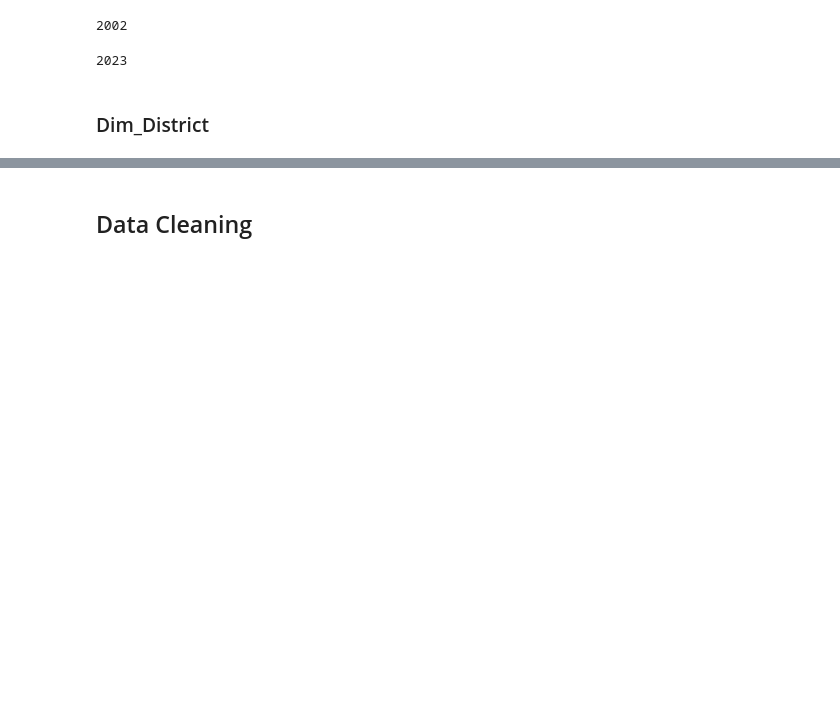
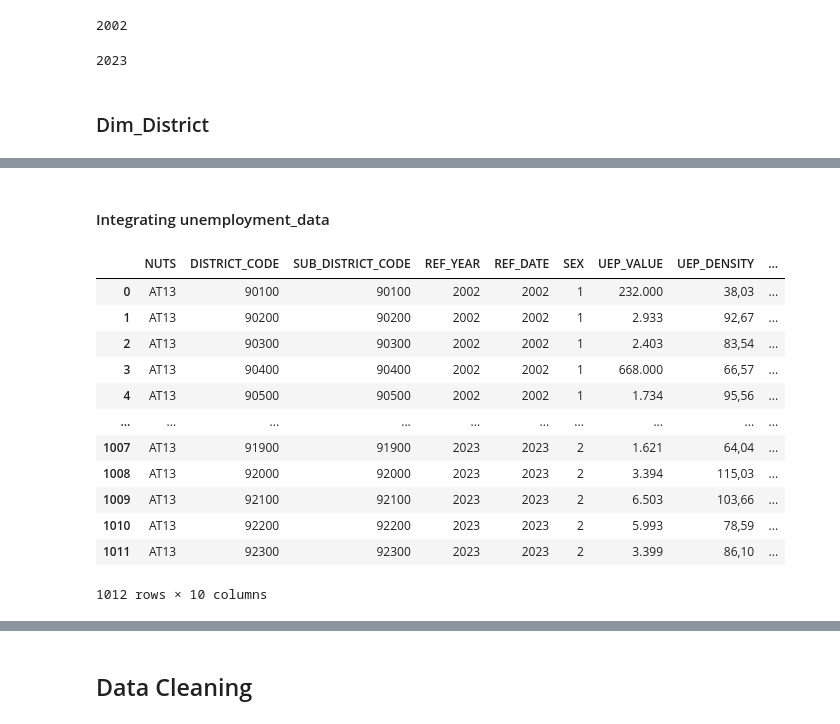
Before and after one commit to yasinfahmy/Business-Intelligence-I, a Jupyter notebook: pipeline/notebooks/pipeline.ipynb, the cells around one changed output, grey strips where cells are left out. Cells and saved outputs as stored; diff of their text form; code cells hidden in the pictures; blank space fills up the shorter version.

Commit message:
Integrating unemployment_data

```diff
--- a/pipeline/notebooks/pipeline.ipynb
+++ b/pipeline/notebooks/pipeline.ipynb
@@ -102,0 +115,30 @@ dim_district_df.to_csv('../data/created/dim_district_data.csv', sep=';', index=F
+# %% [markdown]
+#### Integrating unemployment_data
+# %%
+#Drop rows with total value of both genders
+fact_economic_indicators = unemployment_data[unemployment_data["SEX"] != 0] #https://www.geeksforgeeks.org/python/how-to-drop-rows-in-dataframe-by-conditions-on-column-values/
+
+#Reset index
+fact_economic_indicators = fact_economic_indicators.reset_index(drop=True) #https://pandas.pydata.org/docs/reference/api/pandas.DataFrame.reset_index.html
+
+#Drop rows with total value of all districts
+fact_economic_indicators['DISTRICT_CODE'] = fact_economic_indicators['DISTRICT_CODE'].apply(str) #https://stackoverflow.com/questions/17950374/converting-a-column-within-pandas-dataframe-from-int-to-string
+fact_economic_indicators = fact_economic_indicators[fact_economic_indicators["DISTRICT_CODE"].str[1:3] != '00'] #https://www.geeksforgeeks.org/python/how-to-drop-rows-in-dataframe-by-conditions-on-column-values/
+
+#Reset index
+fact_economic_indicators = fact_economic_indicators.reset_index(drop=True) #https://pandas.pydata.org/docs/reference/api/pandas.DataFrame.reset_index.html
+fact_economic_indicators
+# %% [output]
+|  | NUTS | DISTRICT_CODE | SUB_DISTRICT_CODE | REF_YEAR | REF_DATE | SEX | UEP_VALUE | UEP_DENSITY | ... |
+| 0 | AT13 | 90100 | 90100 | 2002 | 2002 | 1 | 232.000 | 38,03 | ... |
+| 1 | AT13 | 90200 | 90200 | 2002 | 2002 | 1 | 2.933 | 92,67 | ... |
+| 2 | AT13 | 90300 | 90300 | 2002 | 2002 | 1 | 2.403 | 83,54 | ... |
+| 3 | AT13 | 90400 | 90400 | 2002 | 2002 | 1 | 668.000 | 66,57 | ... |
+| 4 | AT13 | 90500 | 90500 | 2002 | 2002 | 1 | 1.734 | 95,56 | ... |
+| ... | ... | ... | ... | ... | ... | ... | ... | ... | ... |
+| 1007 | AT13 | 91900 | 91900 | 2023 | 2023 | 2 | 1.621 | 64,04 | ... |
+| 1008 | AT13 | 92000 | 92000 | 2023 | 2023 | 2 | 3.394 | 115,03 | ... |
+| 1009 | AT13 | 92100 | 92100 | 2023 | 2023 | 2 | 6.503 | 103,66 | ... |
+| 1010 | AT13 | 92200 | 92200 | 2023 | 2023 | 2 | 5.993 | 78,59 | ... |
+| 1011 | AT13 | 92300 | 92300 | 2023 | 2023 | 2 | 3.399 | 86,10 | ... |
+1012 rows × 10 columns
```
Also changed, not shown: parts of 22 cells of this notebook, 2 other files.
